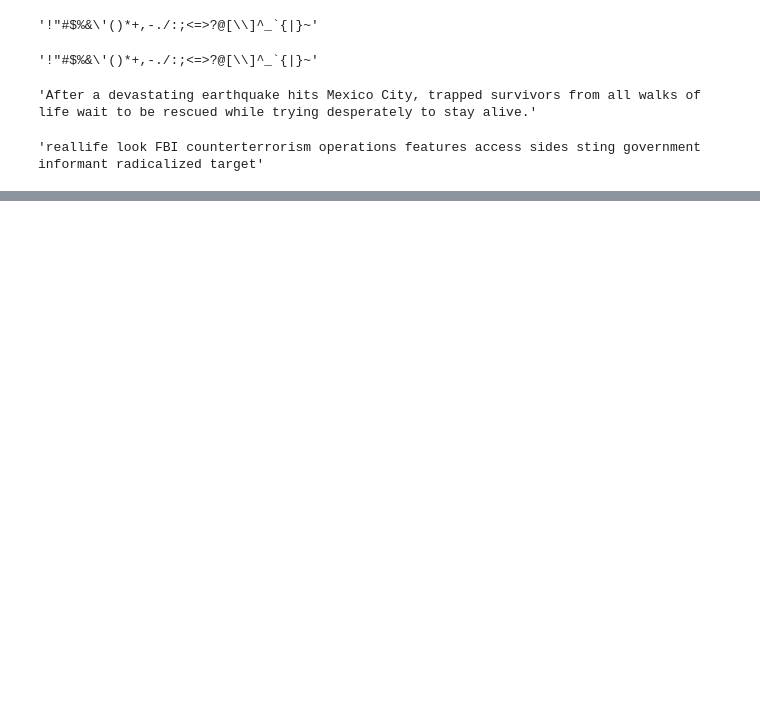
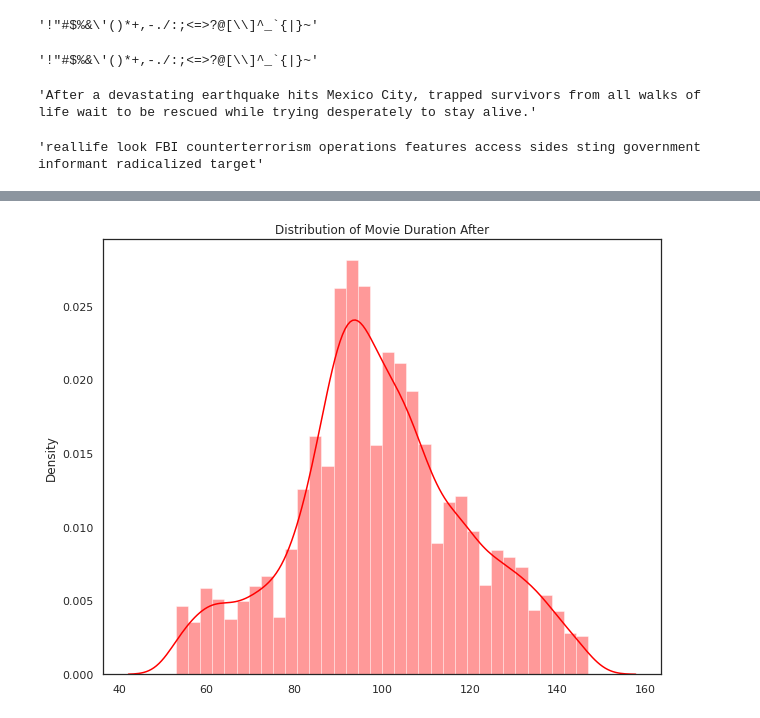
Before and after one commit to prav87654/Clustering-Model--Netflix-TV-shows-and-Movies, a Jupyter notebook: Praveen_S__Clustering_Model.ipynb, the cells around one changed output, grey strips where cells are left out. Cells and saved outputs as stored; diff of their text form; code cells hidden in the pictures; blank space fills up the shorter version.

```diff
--- a/Praveen_S__Clustering_Model.ipynb
+++ b/Praveen_S__Clustering_Model.ipynb
@@ -528,0 +591,3 @@ plt.show()
+# %%
+#Changing the data to integer type
+Movie_df['duration']=Movie_df['duration'].astype(int)
@@ -528,0 +599,4 @@ plt.show()
+# %%
+#Defining a max quantile range for movie duration
+max_threshold= Movie_df['duration'].quantile(0.95)
+max_threshold
@@ -528,0 +605,4 @@ plt.show()
+# %%
+##Defining a min quantile range for movie duration
+min_threshold= Movie_df['duration'].quantile(0.05)
+min_threshold
@@ -528,0 +611,3 @@ plt.show()
+# %%
+Movies_df=Movie_df[(Movie_df['duration']<max_threshold)&(Movie_df['duration']>min_threshold)]
+Movies_df
@@ -528,0 +628,9 @@ plt.show()
+# %%
+#plotting a distplot for movie duration after outlier detection
+plt.figure(figsize = (10,8))
+ax = plt.gca()
+sns.distplot( x= Movies_df['duration'], ax = ax, color = '#ff0000')
+plt.title('Distribution of Movie Duration After')
+plt.show()
+# %% [output]
+[figure, added]
```
Also changed, not shown: parts of 14 cells of this notebook.
